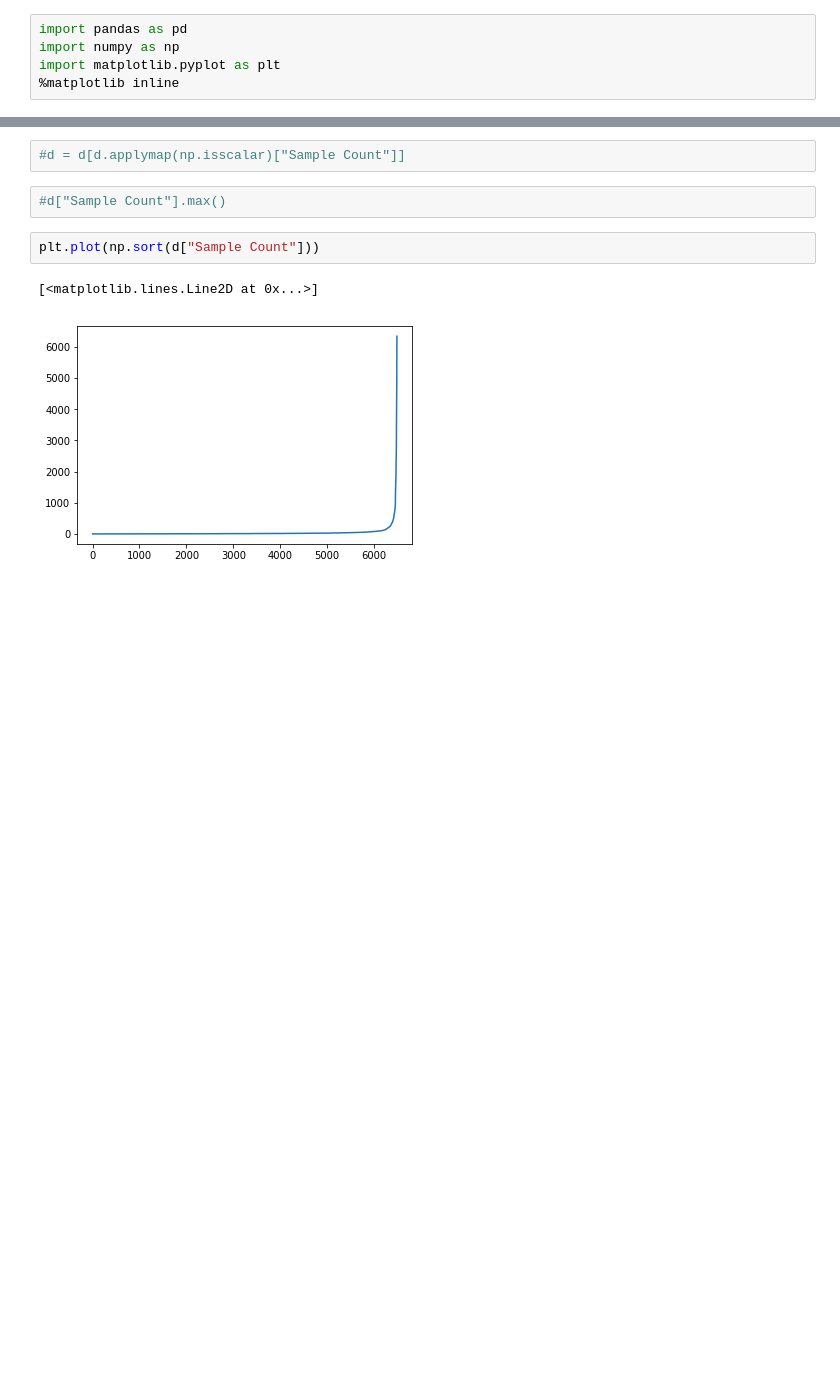
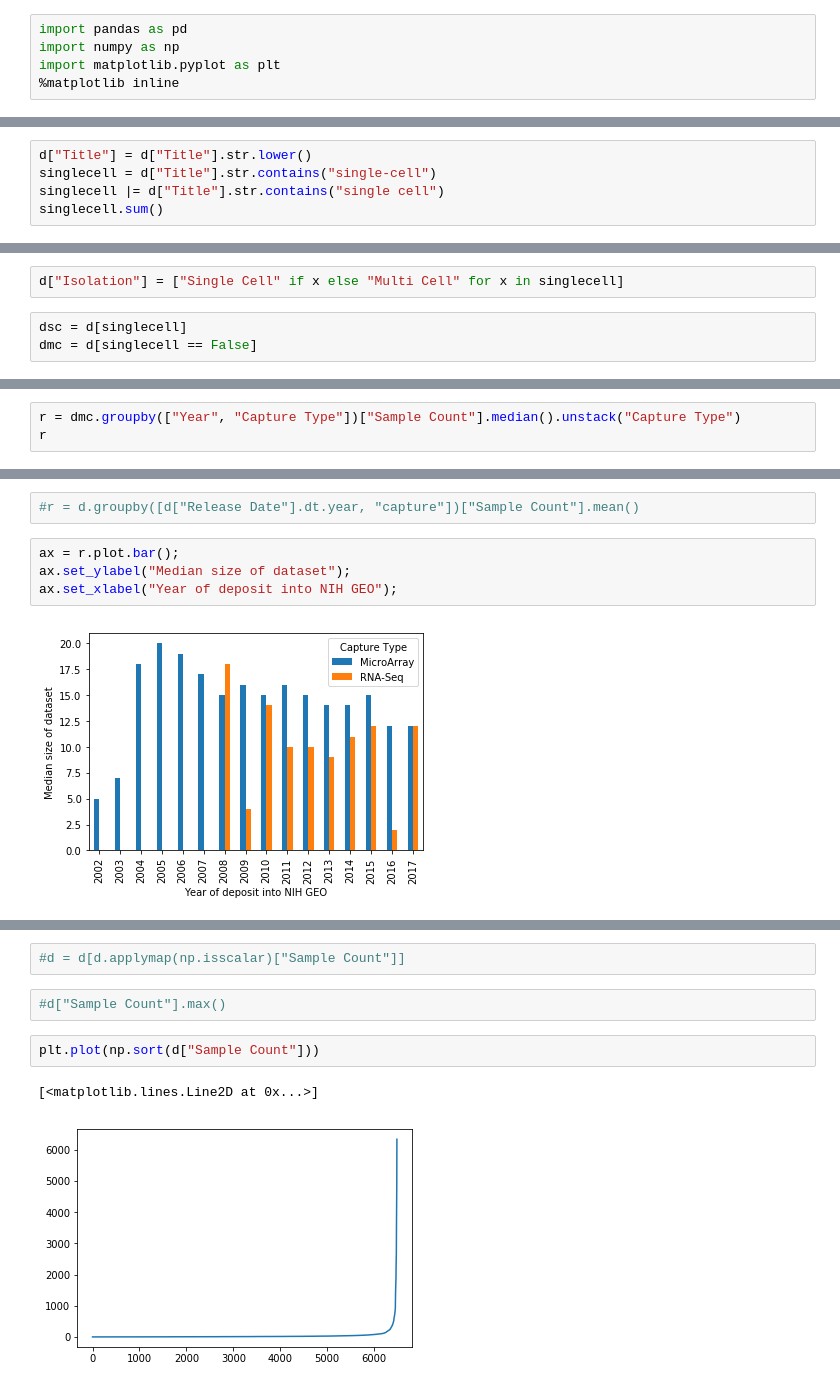
Before and after one commit to mila-iqia/gene-graph-conv, a Jupyter notebook: stats/geo-stats.ipynb, the cells around one changed output, grey strips where cells are left out. Cells and saved outputs as stored; diff of their text form; blank space fills up the shorter version.

```diff
--- a/stats/geo-stats.ipynb
+++ b/stats/geo-stats.ipynb
@@ -7,0 +21,5 @@ d = pd.read_csv("geo/hts-geo-series-human.csv")
+# %%
+d["Title"] = d["Title"].str.lower()
+singlecell = d["Title"].str.contains("single-cell")
+singlecell |= d["Title"].str.contains("single cell")
+singlecell.sum()
@@ -7,0 +28,5 @@ d = pd.read_csv("geo/hts-geo-series-human.csv")
+# %%
+d["Isolation"] = ["Single Cell" if x else "Multi Cell" for x in singlecell]
+# %%
+dsc = d[singlecell]
+dmc = d[singlecell == False]
@@ -7,0 +39,3 @@ d = pd.read_csv("geo/hts-geo-series-human.csv")
+# %%
+r = dmc.groupby(["Year", "Capture Type"])["Sample Count"].median().unstack("Capture Type")
+r
@@ -7,0 +61,8 @@ d = pd.read_csv("geo/hts-geo-series-human.csv")
+# %%
+#r = d.groupby([d["Release Date"].dt.year, "capture"])["Sample Count"].mean()
+# %%
+ax = r.plot.bar();
+ax.set_ylabel("Median size of dataset");
+ax.set_xlabel("Year of deposit into NIH GEO");
+# %% [output]
+[figure, added]
```
Also changed, not shown: parts of 19 cells of this notebook.
